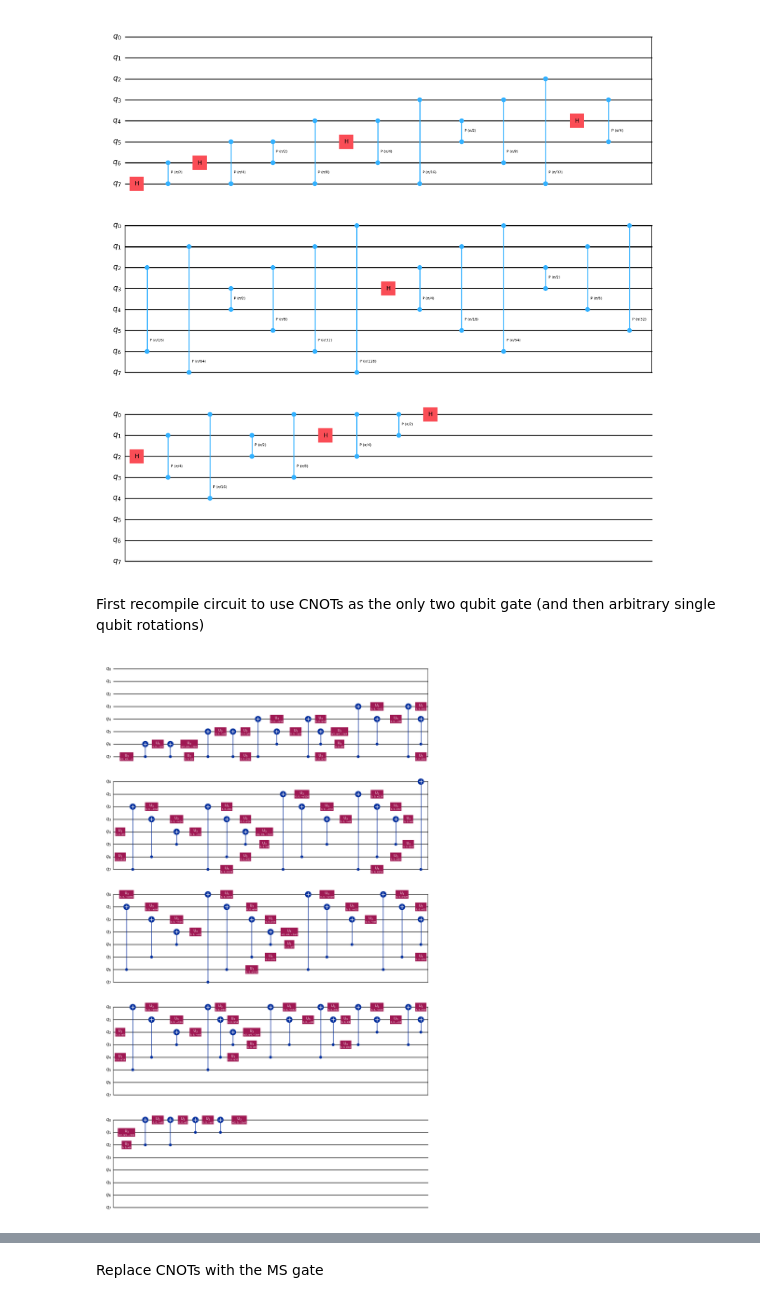
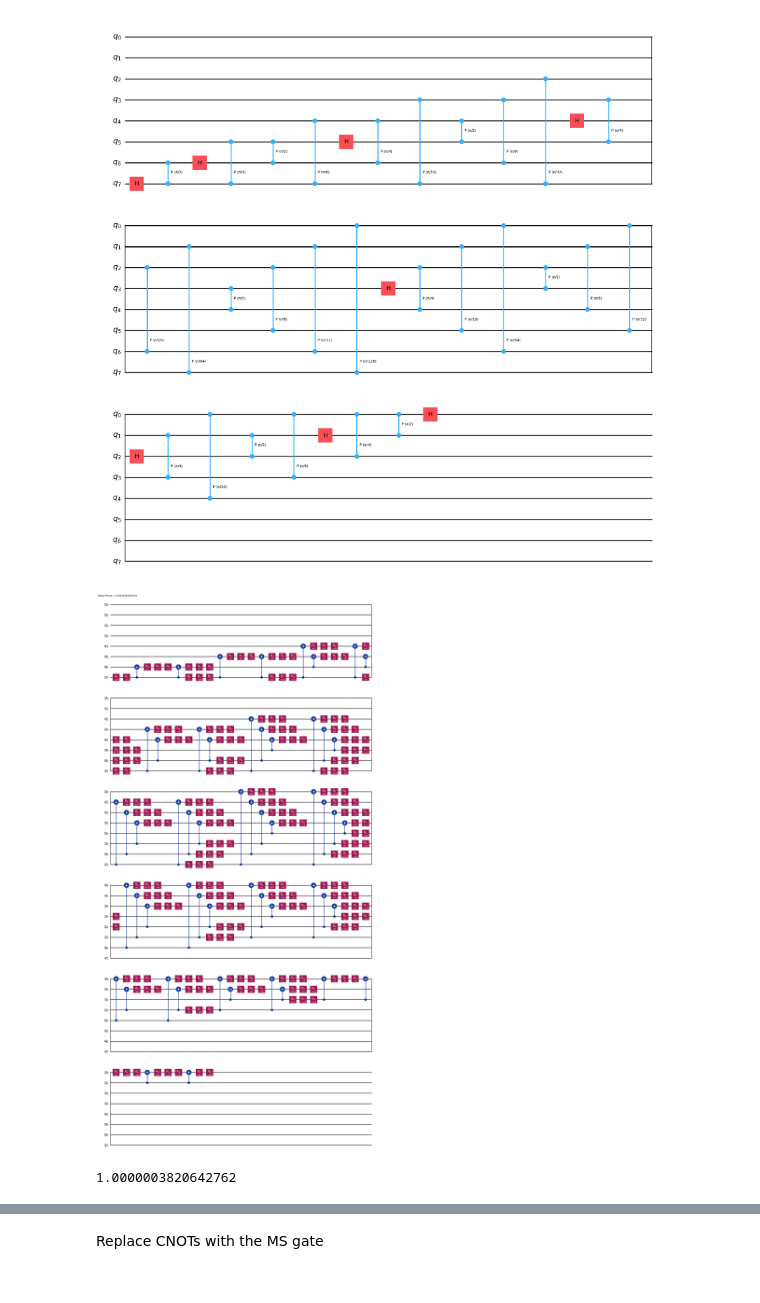
Before and after one commit to mapa21/quantum-hackaton-2025, a Jupyter notebook: qft8_qiskit.ipynb, the cells around one changed output, grey strips where cells are left out. Saved outputs shown, nothing was run; the diff lists cells and outputs as text; code cells hidden in the pictures.

```diff
--- a/qft8_qiskit.ipynb
+++ b/qft8_qiskit.ipynb
@@ -24,15 +35,3 @@ qft = QFT(8, do_swaps=False).decompose()
 qft.draw("mpl")
 # %% [output]
 [figure]
-# %% [markdown]
-First recompile circuit to use CNOTs as the only two qubit gate (and then arbitrary single qubit rotations)
-# %%
-# Use Aer's UnitarySimulator or similar for testing
-backend = Aer.get_backend("unitary_simulator")
-
-# Transpile QFT circuit to only use arbitrary 2 qubit rotations and CNOT
-compiled_qft = transpile(qft, basis_gates=["u3", "cx"], backend=backend)
-
-compiled_qft.draw("mpl")
-# %% [output]
-[figure, removed]
@@ -38,0 +51,41 @@ compiled_qft.draw("mpl")
+# %%
+# Transpile QFT circuit to only use RX, RY, and CNOT
+compiled_qft = transpile(qft, basis_gates=["rx", "ry", "cx"])
+
+# compiled_qft.cx(0,7)
+# compiled_qft.cx(7,0)
+# compiled_qft.cx(0,7)
+
+# compiled_qft.cx(1,6)
+# compiled_qft.cx(6,1)
+# compiled_qft.cx(1,6)
+
+# compiled_qft.cx(2,5)
+# compiled_qft.cx(5,2)
+# compiled_qft.cx(2,5)
+
+# compiled_qft.cx(3,4)
+# compiled_qft.cx(4,3)
+# compiled_qft.cx(3,4)
+
+compiled_qft.draw("mpl")
+# %% [output]
+[figure, added]
+# %%
+# compiled_qft.h(0)
+
+# Get the unitary matrix (as NumPy array)
+# U = np.sqrt(2**num_qubits)*Operator(compiled_qft).data
+U = Operator(compiled_qft).data
+
+# Round to clean up float values
+U_rounded = np.round(U, 7)
+
+print(process_fidelity(U_ideal, U_rounded))
+
+# print(U_rounded[:, 0])
+# print(U_rounded[17, :])
+# print(U_rounded[:, 0])
+# print(len(U_rounded[:, 0]))
+# %% [output]
+1.0000003820642762
```
Also changed, not shown: parts of 38 cells of this notebook.
